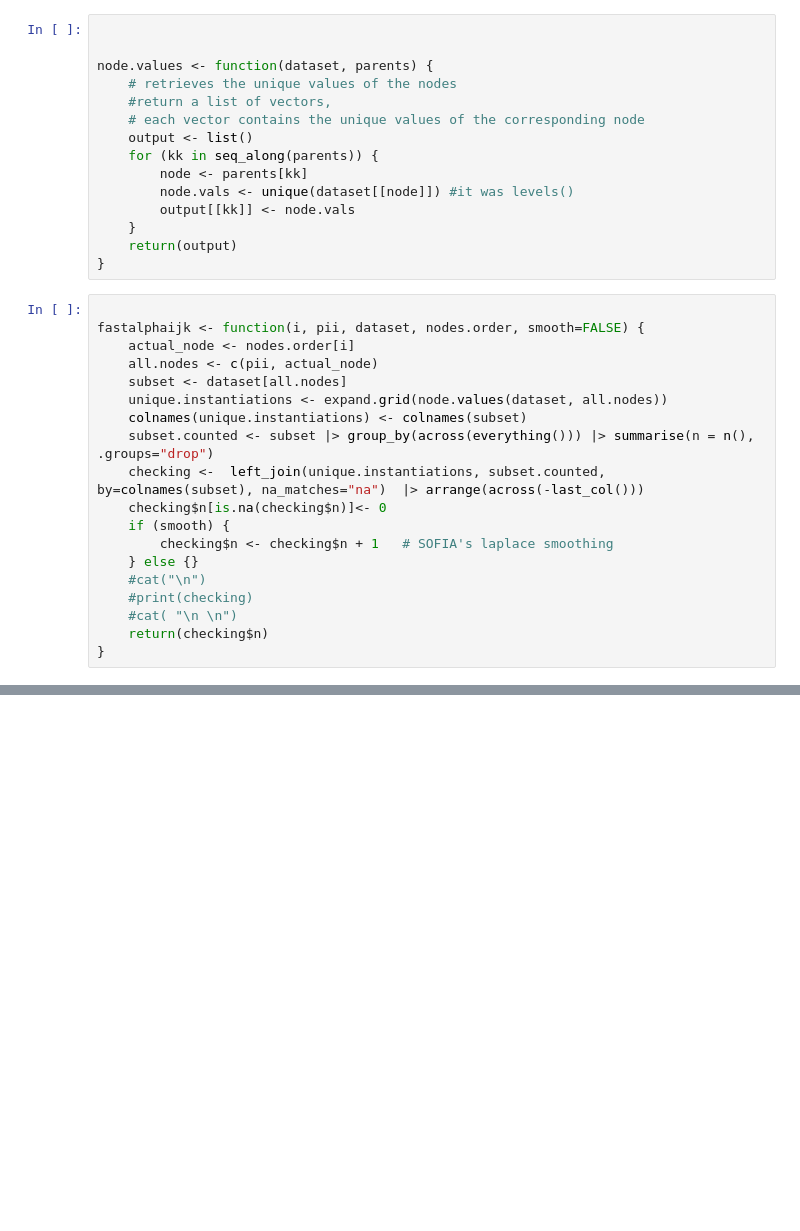
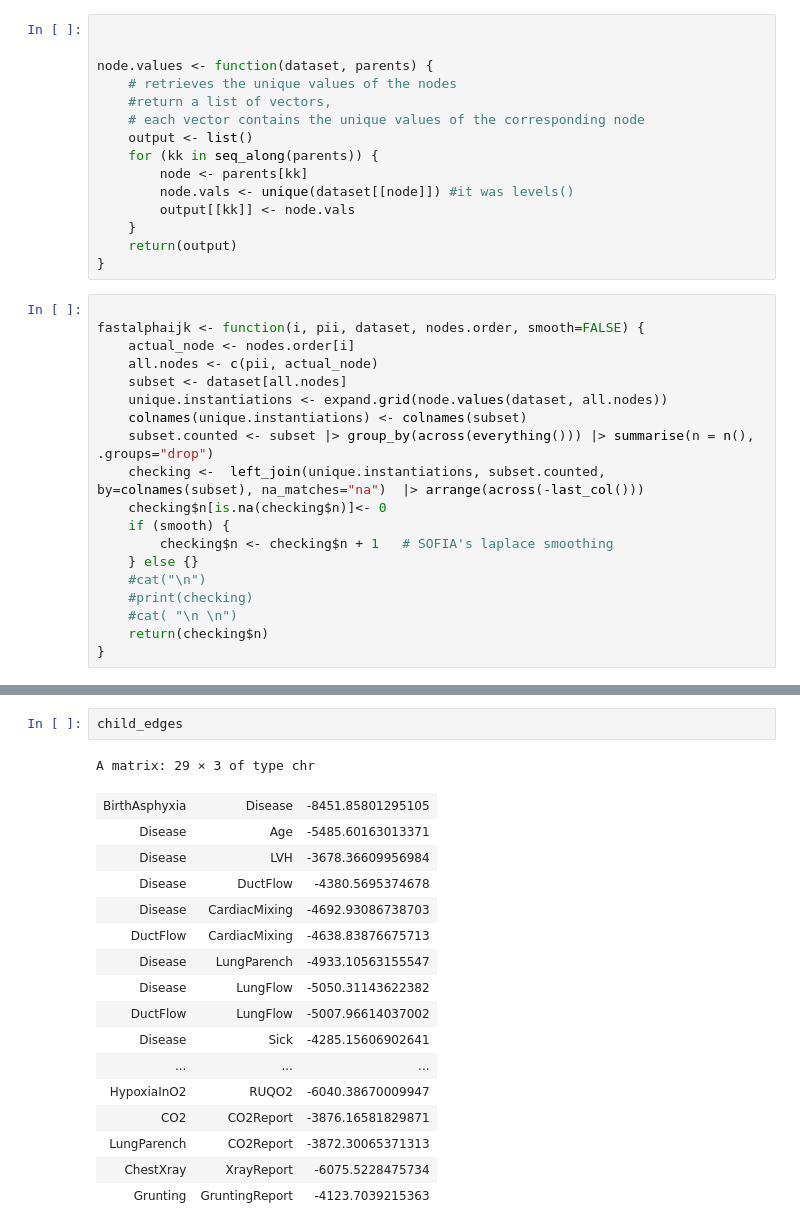
Before and after one commit to sofiadilucia/Bayesian-Networks, a Jupyter notebook: k2_algo.ipynb, the cells around one changed output, grey strips where cells are left out. Drawn from its saved outputs; the diff is of its cells as text; blank space fills up the shorter version.

```diff
--- a/k2_algo.ipynb
+++ b/k2_algo.ipynb
@@ -235,0 +255,20 @@ Usage:
+# %%
+child_edges
+# %% [output]
+A matrix: 29 × 3 of type chr
+| BirthAsphyxia | Disease | -8451.85801295105 |
+| Disease | Age | -5485.60163013371 |
+| Disease | LVH | -3678.36609956984 |
+| Disease | DuctFlow | -4380.5695374678 |
+| Disease | CardiacMixing | -4692.93086738703 |
+| DuctFlow | CardiacMixing | -4638.83876675713 |
+| Disease | LungParench | -4933.10563155547 |
+| Disease | LungFlow | -5050.31143622382 |
+| DuctFlow | LungFlow | -5007.96614037002 |
+| Disease | Sick | -4285.15606902641 |
+| ... | ... | ... |
+| HypoxiaInO2 | RUQO2 | -6040.38670009947 |
+| CO2 | CO2Report | -3876.16581829871 |
+| LungParench | CO2Report | -3872.30065371313 |
+| ChestXray | XrayReport | -6075.5228475734 |
+| Grunting | GruntingReport | -4123.7039215363 |
```
Also changed, not shown: parts of 17 cells of this notebook.
